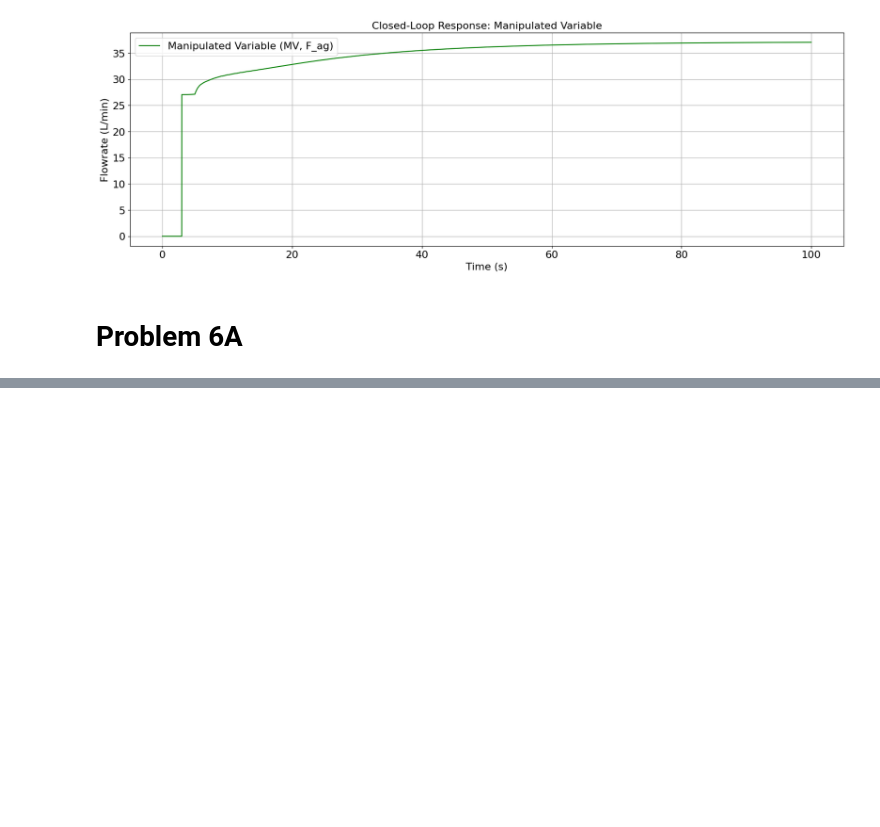
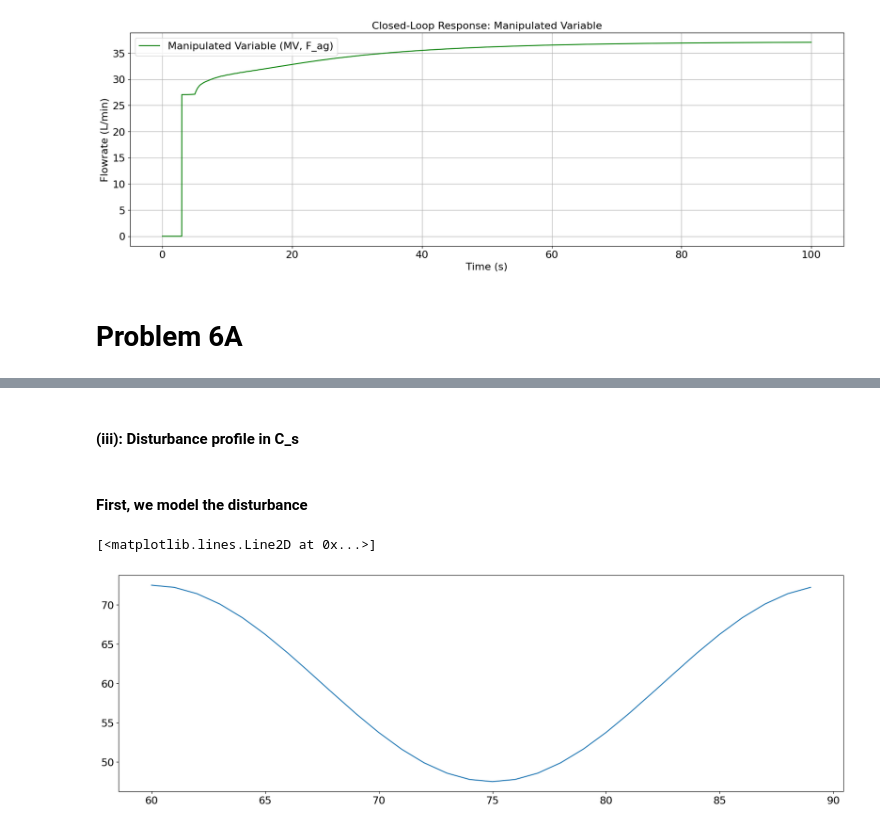
Before and after one commit to rahilisashaik/cbe_162, a Jupyter notebook: project/162_project.ipynb, the cells around one changed output, grey strips where cells are left out. Saved outputs shown, nothing was run; the diff lists cells and outputs as text; code cells hidden in the pictures; blank space fills up the shorter version.

```diff
--- a/project/162_project.ipynb
+++ b/project/162_project.ipynb
@@ -817,0 +948,17 @@ plt.show()
+# %% [markdown]
+#### (iii): Disturbance profile in C_s
+# %% [markdown]
+#### First, we model the disturbance
+# %%
+C_S0 = 60
+amplitude = 25 / 2
+wavelength = 30
+
+def C_s_fluctuation(i):
+    return C_S0 + amplitude * np.cos(2 * np.pi * i / wavelength)
+
+plt.figure(figsize=(20, 6))
+plt.plot([i for i in range(60, 90)], [C_s(x) for x in range(60, 90)])
+# %% [output]
+[<matplotlib.lines.Line2D at 0x...>]
+[figure, added]
```
Also changed, not shown: parts of 25 cells of this notebook.
